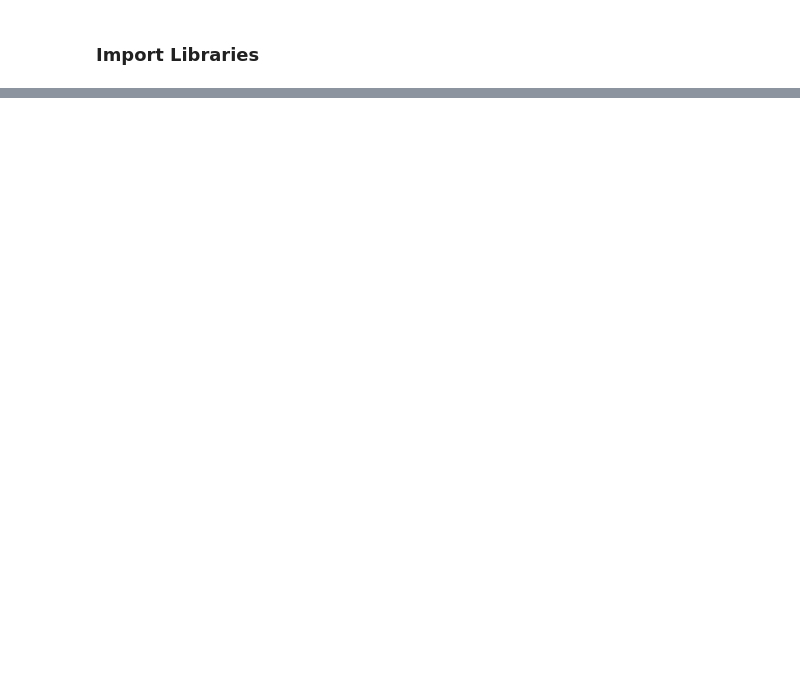
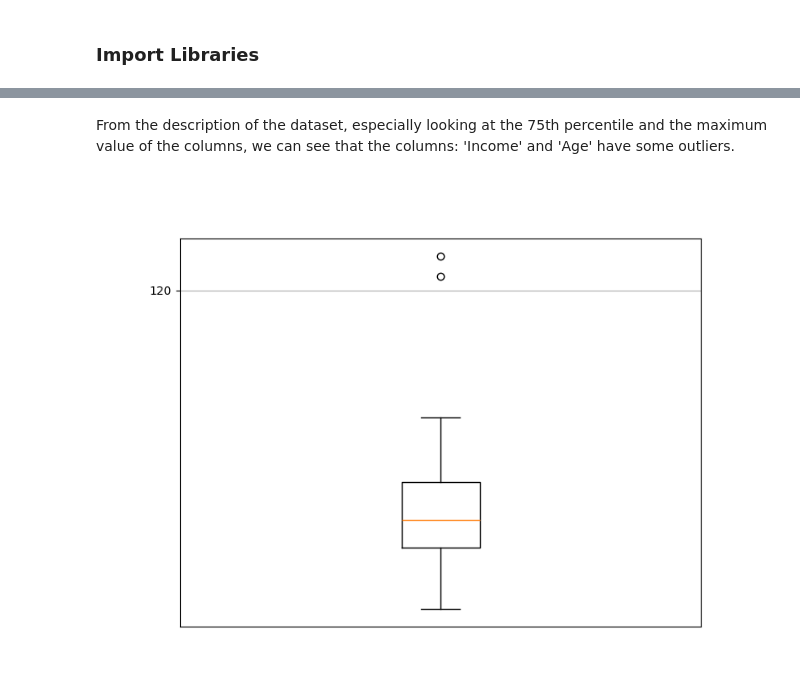
Before and after one commit to MazzariniTommaso/PCA_Customer_Analysis, a Jupyter notebook: MazzariniPisanu.ipynb, the cells around one changed output, grey strips where cells are left out. Cells and saved outputs as stored; diff of their text form; code cells hidden in the pictures; blank space fills up the shorter version.

```diff
--- a/MazzariniPisanu.ipynb
+++ b/MazzariniPisanu.ipynb
@@ -114,3 +169,0 @@ workdf[['Dt_day', 'Dt_month', 'Dt_year']] = workdf[['Dt_day', 'Dt_month', 'Dt_ye
-# %%
-# drop Education and marital status columns
-workdf = workdf.drop(['Education','Marital_Status','Dt_Customer'], axis=1)
@@ -130,0 +170,15 @@ Xworkdf
+# %%
+# Change year of the birth with age
+workdf['Age'] = 2023 - workdf['Year_Birth']
+workdf = workdf.drop(columns='Year_Birth')
+# %%
+# Drop Dt_Customer column
+workdf = workdf.drop(columns='Dt_Customer')
+# %%
+# Combine Kidhome and Teenhome to avoid confusion
+'''''
+workdf['Childhome'] = workdf['Kidhome'] + workdf['Teenhome']
+workdf = workdf.drop(columns='Kidhome')
+workdf = workdf.drop(columns='Teenhome')
+'''''
+pass
@@ -130,0 +206,12 @@ Xworkdf
+# %% [markdown]
+From the description of the dataset, especially looking at the 75th percentile and the maximum value of the columns, we can see that the columns: 'Income' and 'Age' have some outliers.
+# %%
+# Check the outlier from the 'Age' column
+plt.figure(figsize=(8, 6))
+plt.boxplot(workdf['Age'])
+plt.yticks([120])
+plt.xticks([])
+plt.grid()
+plt.show()
+# %% [output]
+[figure, added]
```
Also changed, not shown: parts of 92 cells of this notebook.
